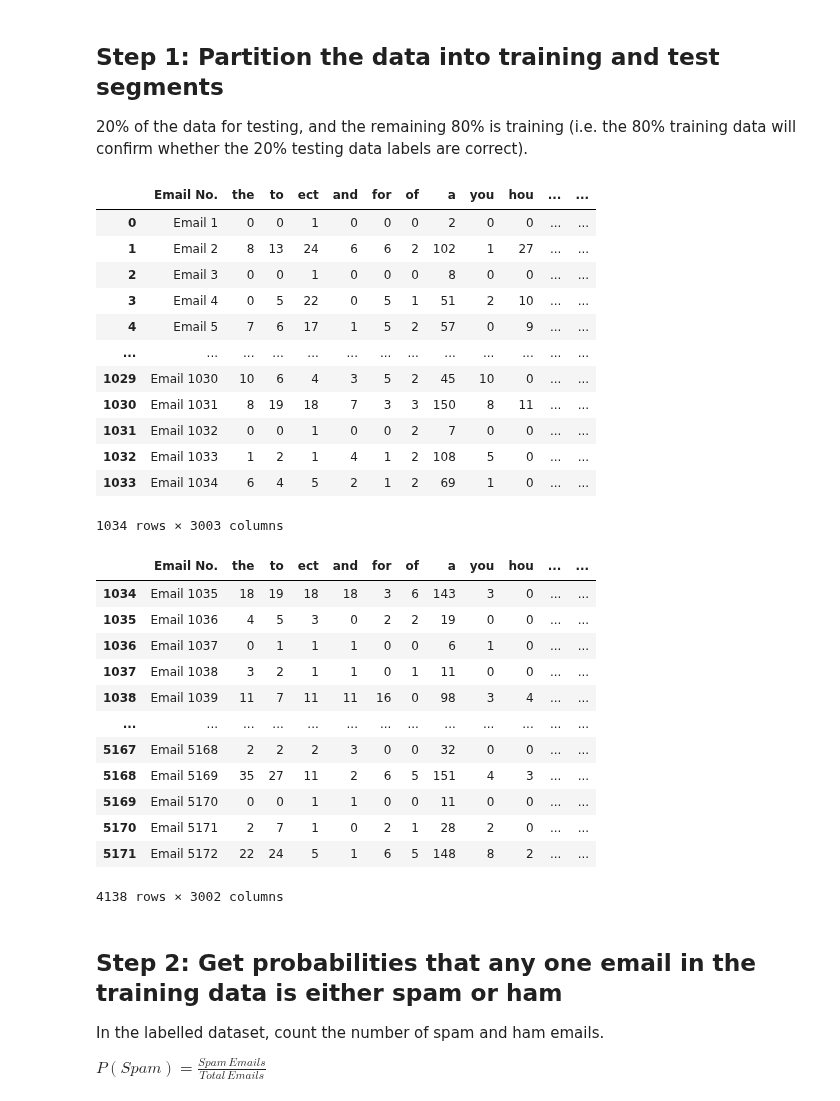
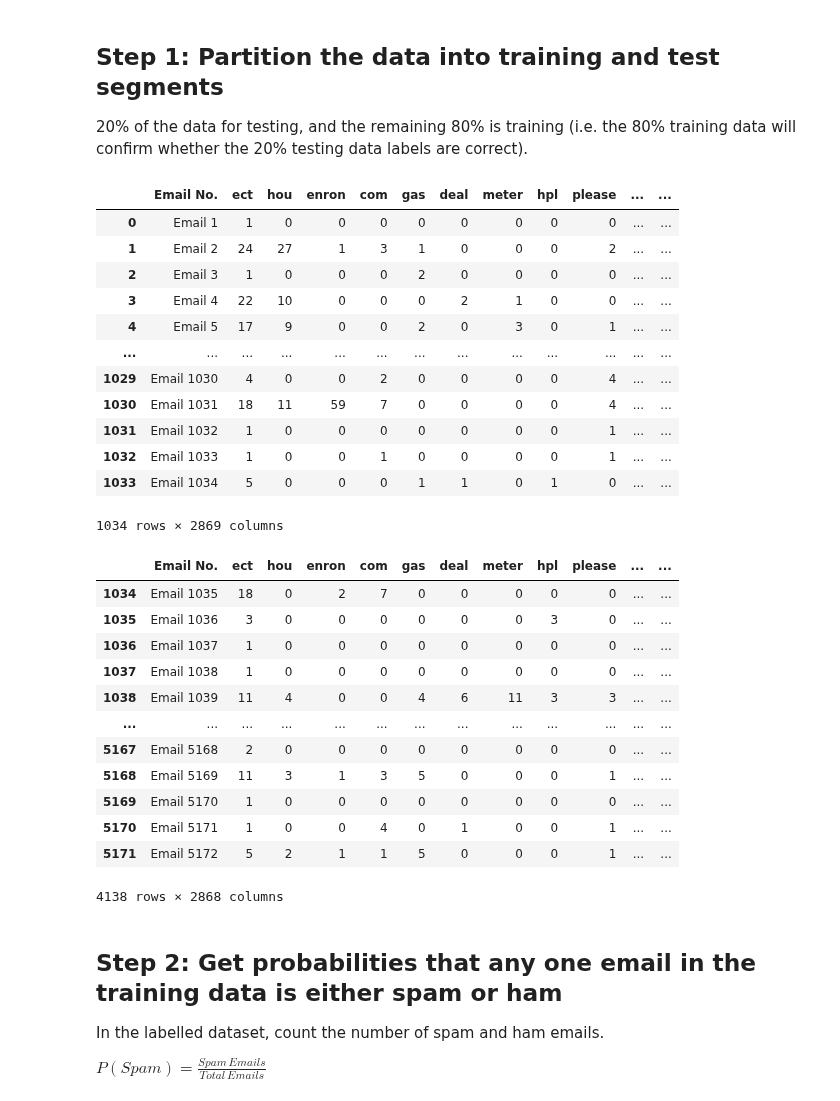
Before and after one commit to Velavee/bayes-spam-filter, a Jupyter notebook: spam-filter.ipynb, the cells around one changed output. Cells and saved outputs as stored; diff of their text form; code cells hidden in the pictures.

Commit message:
feat: take out stop words from dataset

```diff
--- a/spam-filter.ipynb
+++ b/spam-filter.ipynb
@@ -10,6 +10,10 @@ The probability that an email consisting of the words $w_{1}, w_{2},... w_{n}$ i
 # %%
 import pandas as pd
 import math
+
+# NLTK Stop words
+from nltk.corpus import stopwords
+stop_words = stopwords.words('english')
 
 pd.options.mode.chained_assignment = None  # default='warn'
 
@@ -73,47 +77,52 @@ def calculate_accuracy(testing_emails):
 # %%
 df = pd.read_csv('emails.csv')
 total_num_emails = df.shape[0]
 
 end = total_num_emails//5
+
+# Take out all stopwords
+for col in df.columns:
+    if col in stop_words:
+        df.drop(col, axis=1, inplace=True)
 
 testing_data = df.iloc[:end].copy()
 
 # This is where the model's prediction will be stored
 testing_data[CLASSIFICATION] = ""
 
 training_data = df.iloc[end:]
 
 testing_data
 # %% [output]
-|  | Email No. | the | to | ect | and | for | of | a | you | hou | ... | ... |
-| 0 | Email 1 | 0 | 0 | 1 | 0 | 0 | 0 | 2 | 0 | 0 | ... | ... |
-| 1 | Email 2 | 8 | 13 | 24 | 6 | 6 | 2 | 102 | 1 | 27 | ... | ... |
-| 2 | Email 3 | 0 | 0 | 1 | 0 | 0 | 0 | 8 | 0 | 0 | ... | ... |
-| 3 | Email 4 | 0 | 5 | 22 | 0 | 5 | 1 | 51 | 2 | 10 | ... | ... |
-| 4 | Email 5 | 7 | 6 | 17 | 1 | 5 | 2 | 57 | 0 | 9 | ... | ... |
+|  | Email No. | ect | hou | enron | com | gas | deal | meter | hpl | please | ... | ... |
+| 0 | Email 1 | 1 | 0 | 0 | 0 | 0 | 0 | 0 | 0 | 0 | ... | ... |
+| 1 | Email 2 | 24 | 27 | 1 | 3 | 1 | 0 | 0 | 0 | 2 | ... | ... |
+| 2 | Email 3 | 1 | 0 | 0 | 0 | 2 | 0 | 0 | 0 | 0 | ... | ... |
+| 3 | Email 4 | 22 | 10 | 0 | 0 | 0 | 2 | 1 | 0 | 0 | ... | ... |
+| 4 | Email 5 | 17 | 9 | 0 | 0 | 2 | 0 | 3 | 0 | 1 | ... | ... |
 | ... | ... | ... | ... | ... | ... | ... | ... | ... | ... | ... | ... | ... |
-| 1029 | Email 1030 | 10 | 6 | 4 | 3 | 5 | 2 | 45 | 10 | 0 | ... | ... |
-| 1030 | Email 1031 | 8 | 19 | 18 | 7 | 3 | 3 | 150 | 8 | 11 | ... | ... |
-| 1031 | Email 1032 | 0 | 0 | 1 | 0 | 0 | 2 | 7 | 0 | 0 | ... | ... |
-| 1032 | Email 1033 | 1 | 2 | 1 | 4 | 1 | 2 | 108 | 5 | 0 | ... | ... |
-| 1033 | Email 1034 | 6 | 4 | 5 | 2 | 1 | 2 | 69 | 1 | 0 | ... | ... |
+| 1029 | Email 1030 | 4 | 0 | 0 | 2 | 0 | 0 | 0 | 0 | 4 | ... | ... |
+| 1030 | Email 1031 | 18 | 11 | 59 | 7 | 0 | 0 | 0 | 0 | 4 | ... | ... |
+| 1031 | Email 1032 | 1 | 0 | 0 | 0 | 0 | 0 | 0 | 0 | 1 | ... | ... |
+| 1032 | Email 1033 | 1 | 0 | 0 | 1 | 0 | 0 | 0 | 0 | 1 | ... | ... |
+| 1033 | Email 1034 | 5 | 0 | 0 | 0 | 1 | 1 | 0 | 1 | 0 | ... | ... |
-1034 rows × 3003 columns
+1034 rows × 2869 columns
 # %%
 training_data
 # %% [output]
-|  | Email No. | the | to | ect | and | for | of | a | you | hou | ... | ... |
-| 1034 | Email 1035 | 18 | 19 | 18 | 18 | 3 | 6 | 143 | 3 | 0 | ... | ... |
-| 1035 | Email 1036 | 4 | 5 | 3 | 0 | 2 | 2 | 19 | 0 | 0 | ... | ... |
-| 1036 | Email 1037 | 0 | 1 | 1 | 1 | 0 | 0 | 6 | 1 | 0 | ... | ... |
-| 1037 | Email 1038 | 3 | 2 | 1 | 1 | 0 | 1 | 11 | 0 | 0 | ... | ... |
-| 1038 | Email 1039 | 11 | 7 | 11 | 11 | 16 | 0 | 98 | 3 | 4 | ... | ... |
+|  | Email No. | ect | hou | enron | com | gas | deal | meter | hpl | please | ... | ... |
+| 1034 | Email 1035 | 18 | 0 | 2 | 7 | 0 | 0 | 0 | 0 | 0 | ... | ... |
+| 1035 | Email 1036 | 3 | 0 | 0 | 0 | 0 | 0 | 0 | 3 | 0 | ... | ... |
+| 1036 | Email 1037 | 1 | 0 | 0 | 0 | 0 | 0 | 0 | 0 | 0 | ... | ... |
+| 1037 | Email 1038 | 1 | 0 | 0 | 0 | 0 | 0 | 0 | 0 | 0 | ... | ... |
+| 1038 | Email 1039 | 11 | 4 | 0 | 0 | 4 | 6 | 11 | 3 | 3 | ... | ... |
 | ... | ... | ... | ... | ... | ... | ... | ... | ... | ... | ... | ... | ... |
-| 5167 | Email 5168 | 2 | 2 | 2 | 3 | 0 | 0 | 32 | 0 | 0 | ... | ... |
-| 5168 | Email 5169 | 35 | 27 | 11 | 2 | 6 | 5 | 151 | 4 | 3 | ... | ... |
-| 5169 | Email 5170 | 0 | 0 | 1 | 1 | 0 | 0 | 11 | 0 | 0 | ... | ... |
-| 5170 | Email 5171 | 2 | 7 | 1 | 0 | 2 | 1 | 28 | 2 | 0 | ... | ... |
-| 5171 | Email 5172 | 22 | 24 | 5 | 1 | 6 | 5 | 148 | 8 | 2 | ... | ... |
+| 5167 | Email 5168 | 2 | 0 | 0 | 0 | 0 | 0 | 0 | 0 | 0 | ... | ... |
+| 5168 | Email 5169 | 11 | 3 | 1 | 3 | 5 | 0 | 0 | 0 | 1 | ... | ... |
+| 5169 | Email 5170 | 1 | 0 | 0 | 0 | 0 | 0 | 0 | 0 | 0 | ... | ... |
+| 5170 | Email 5171 | 1 | 0 | 0 | 4 | 0 | 1 | 0 | 0 | 1 | ... | ... |
+| 5171 | Email 5172 | 5 | 2 | 1 | 1 | 5 | 0 | 0 | 0 | 1 | ... | ... |
-4138 rows × 3002 columns
+4138 rows × 2868 columns
 # %% [markdown]
 ## Step 2: Get probabilities that any one email in the training data is either spam or ham
 
```
Also changed, not shown: parts of 9 cells of this notebook.
